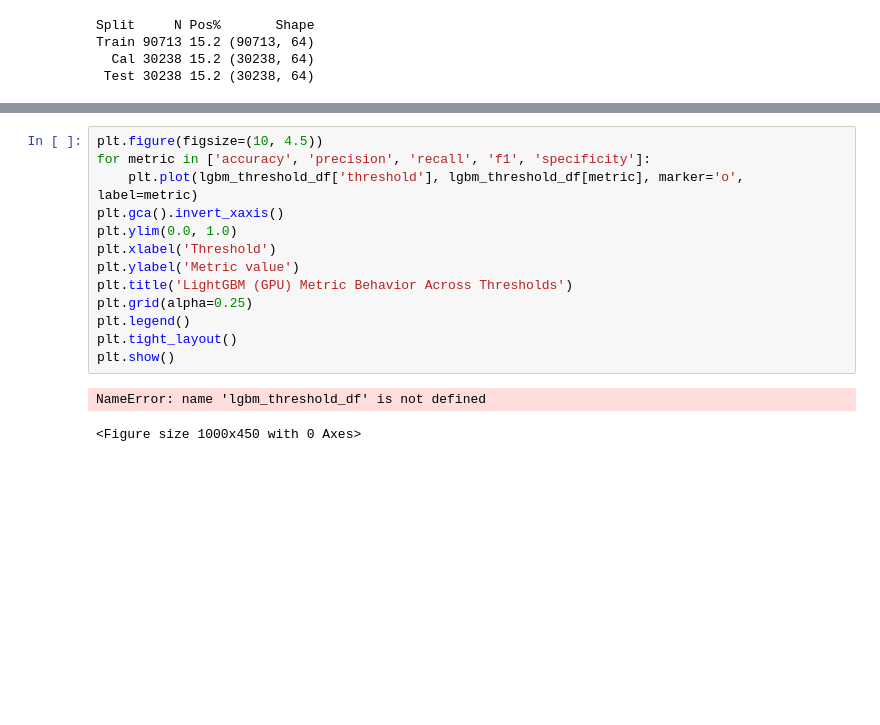
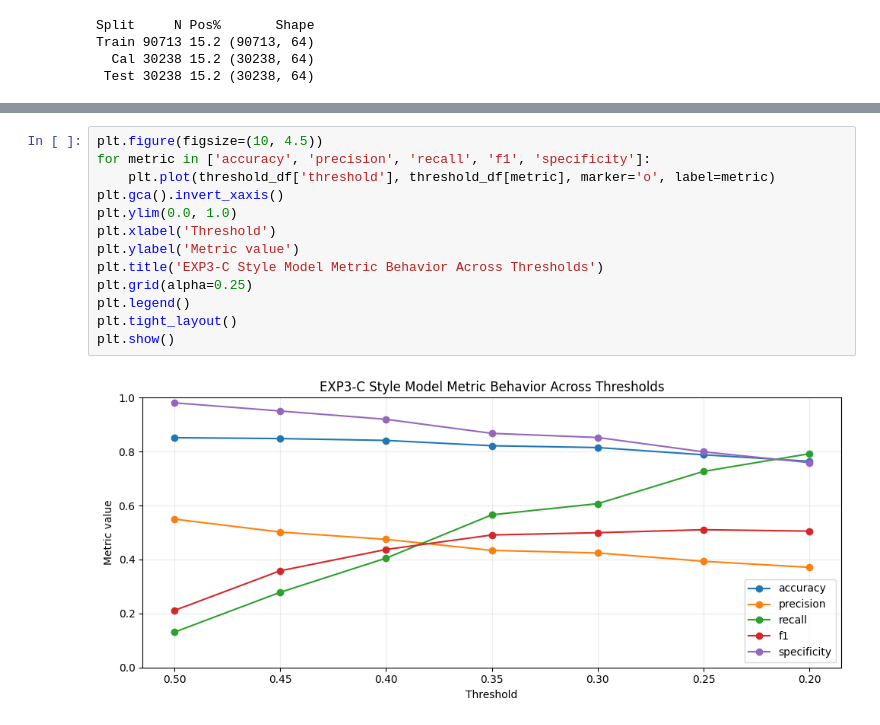
Before and after one commit to Jrbaes/Thesis-part-2, a Jupyter notebook: FINAL/exp H threshold exp.ipynb, the cells around one changed output, grey strips where cells are left out. Saved outputs shown, nothing was run; the diff lists cells and outputs as text; blank space fills up the shorter version.

Commit message:
threshold exp

```diff
--- a/FINAL/exp H threshold exp.ipynb
+++ b/FINAL/exp H threshold exp.ipynb
@@ -408,16 +626,15 @@ plt.show()
 # %%
 plt.figure(figsize=(10, 4.5))
 for metric in ['accuracy', 'precision', 'recall', 'f1', 'specificity']:
-    plt.plot(lgbm_threshold_df['threshold'], lgbm_threshold_df[metric], marker='o', label=metric)
+    plt.plot(threshold_df['threshold'], threshold_df[metric], marker='o', label=metric)
 plt.gca().invert_xaxis()
 plt.ylim(0.0, 1.0)
 plt.xlabel('Threshold')
 plt.ylabel('Metric value')
-plt.title('LightGBM (GPU) Metric Behavior Across Thresholds')
+plt.title('EXP3-C Style Model Metric Behavior Across Thresholds')
 plt.grid(alpha=0.25)
 plt.legend()
 plt.tight_layout()
 plt.show()
 # %% [output]
-NameError: name 'lgbm_threshold_df' is not defined
-<Figure size 1000x450 with 0 Axes>
+[figure, added]
```
Also changed, not shown: parts of 2 cells of this notebook.
